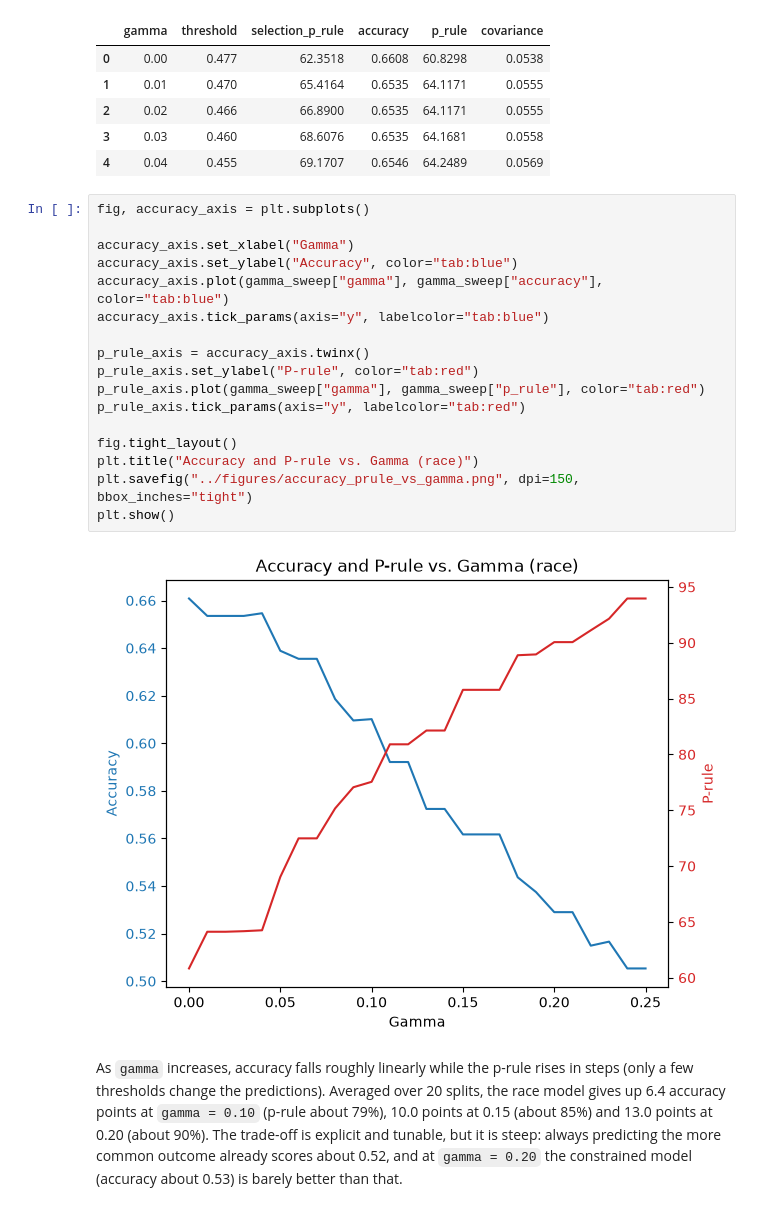
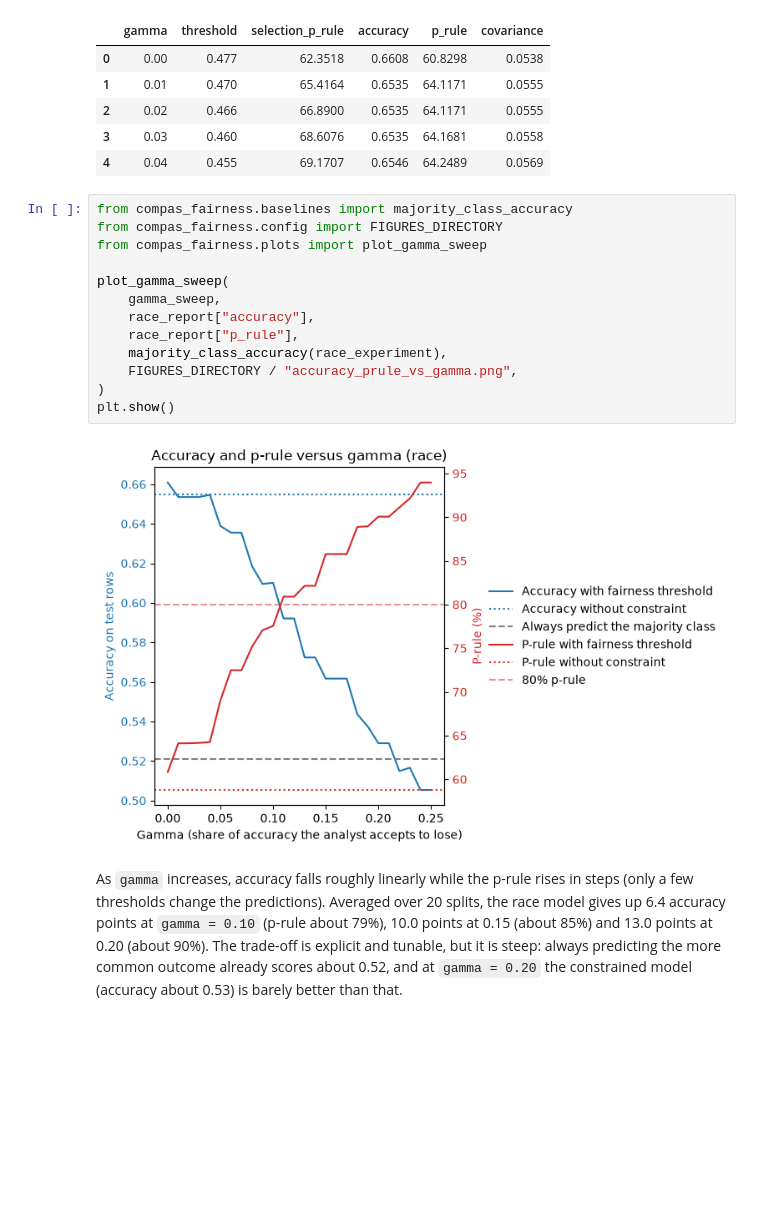
Before and after one commit to BessiePengjinWang/compas-fairness-diagnostics, a Jupyter notebook: notebooks/fairness_diagnostics.ipynb, the cells around one changed output. Saved outputs shown, nothing was run; the diff lists cells and outputs as text; blank space fills up the shorter version.

```diff
--- a/notebooks/fairness_diagnostics.ipynb
+++ b/notebooks/fairness_diagnostics.ipynb
@@ -118,24 +118,20 @@ gamma_sweep.head()
 | 3 | 0.03 | 0.460 | 68.6076 | 0.6535 | 64.1681 | 0.0558 |
 | 4 | 0.04 | 0.455 | 69.1707 | 0.6546 | 64.2489 | 0.0569 |
 # %%
-fig, accuracy_axis = plt.subplots()
+from compas_fairness.baselines import majority_class_accuracy
+from compas_fairness.config import FIGURES_DIRECTORY
+from compas_fairness.plots import plot_gamma_sweep
 
-accuracy_axis.set_xlabel("Gamma")
-accuracy_axis.set_ylabel("Accuracy", color="tab:blue")
-accuracy_axis.plot(gamma_sweep["gamma"], gamma_sweep["accuracy"], color="tab:blue")
-accuracy_axis.tick_params(axis="y", labelcolor="tab:blue")
-
-p_rule_axis = accuracy_axis.twinx()
-p_rule_axis.set_ylabel("P-rule", color="tab:red")
-p_rule_axis.plot(gamma_sweep["gamma"], gamma_sweep["p_rule"], color="tab:red")
-p_rule_axis.tick_params(axis="y", labelcolor="tab:red")
-
-fig.tight_layout()
-plt.title("Accuracy and P-rule vs. Gamma (race)")
-plt.savefig("../figures/accuracy_prule_vs_gamma.png", dpi=150, bbox_inches="tight")
+plot_gamma_sweep(
+    gamma_sweep,
+    race_report["accuracy"],
+    race_report["p_rule"],
+    majority_class_accuracy(race_experiment),
+    FIGURES_DIRECTORY / "accuracy_prule_vs_gamma.png",
+)
 plt.show()
 # %% [output]
-[figure, old version]
+[figure, new version]
 # %% [markdown]
 As `gamma` increases, accuracy falls roughly linearly while the p-rule rises
 in steps (only a few thresholds change the predictions). Averaged over 20
```
Also changed, not shown: 6 other files.
